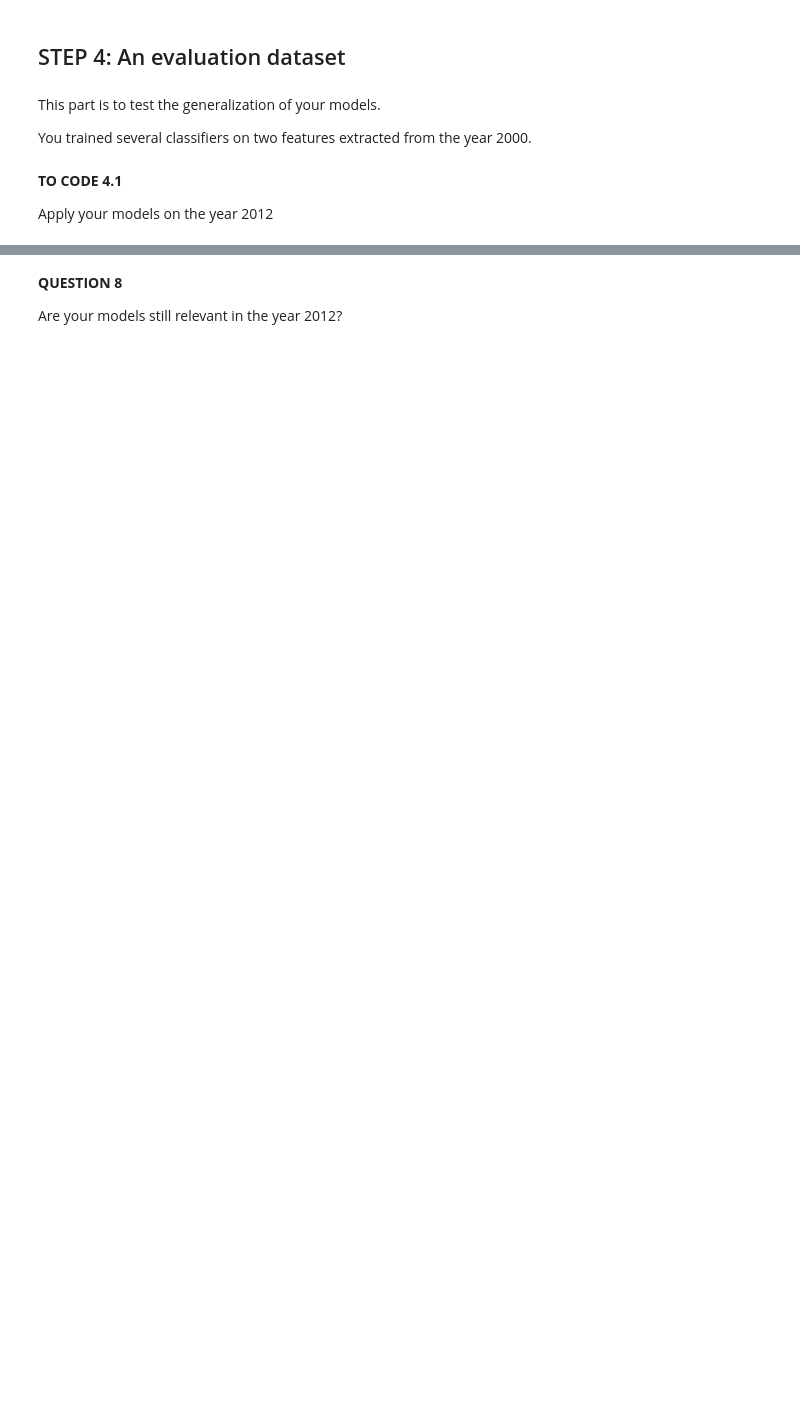
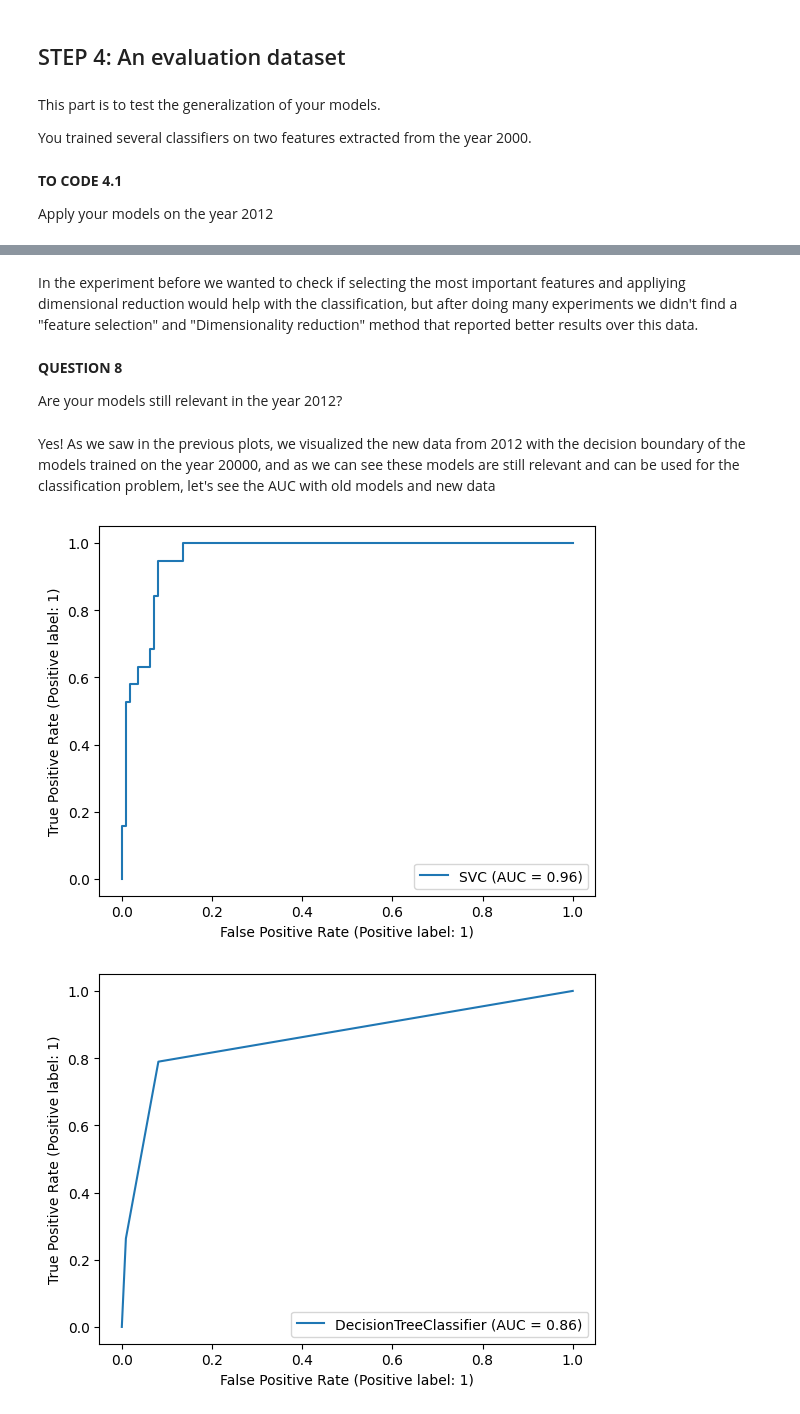
Before and after one commit to MurphLaws/Exp, a Jupyter notebook: Machine Learning/TP2_Classification.ipynb, the cells around one changed output, grey strips where cells are left out. Saved outputs shown, nothing was run; the diff lists cells and outputs as text; code cells hidden in the pictures; blank space fills up the shorter version.

```diff
--- a/Machine Learning/TP2_Classification.ipynb
+++ b/Machine Learning/TP2_Classification.ipynb
@@ -501,4 +583,21 @@ plot_decision_boundary(clf4, np_X_norm, np_Y)
+# %% [markdown]
+In the experiment before we wanted to check if selecting the most important features and appliying dimensional reduction would help with the classification, but after doing many experiments we didn't find a "feature selection" and "Dimensionality reduction" method that reported better results over this data.
 # %% [markdown]
 **QUESTION 8**
 
 Are your models still relevant in the year 2012?
+# %% [markdown]
+Yes! As we saw in the previous plots, we visualized the new data from 2012 with the decision boundary of the models trained on the year 20000, and as we can see these models are still relevant and can be used for the classification problem, let's see the AUC with old models and new data
+# %%
+RocCurveDisplay.from_estimator(clf2, np_X_norm, np_Y)
+plt.show()
+
+
+RocCurveDisplay.from_estimator(clf3, np_X_norm, np_Y)
+plt.show()
+
+RocCurveDisplay.from_estimator(clf4, np_X_norm, np_Y)
+plt.show()
+# %% [output]
+[figure, added]
+[figure, added]
```
Also changed, not shown: parts of 18 cells of this notebook, 2 other files.
